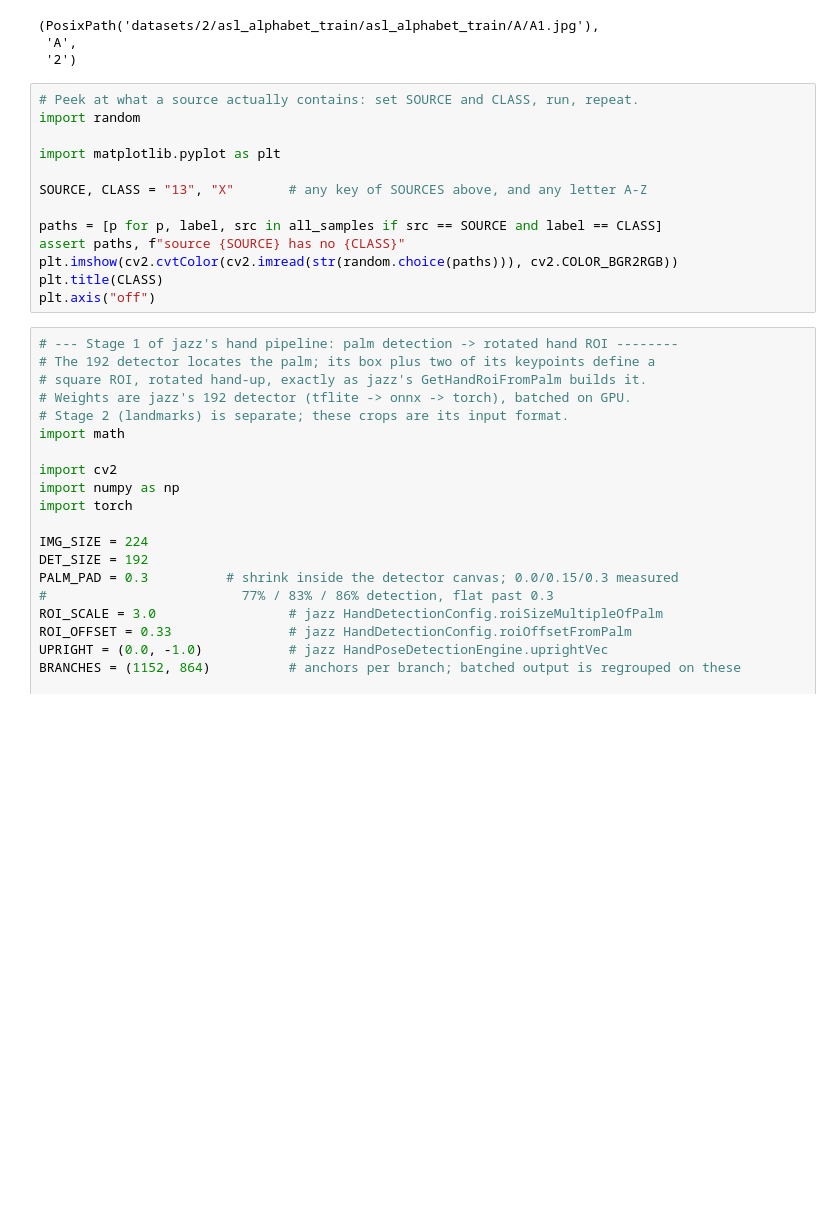
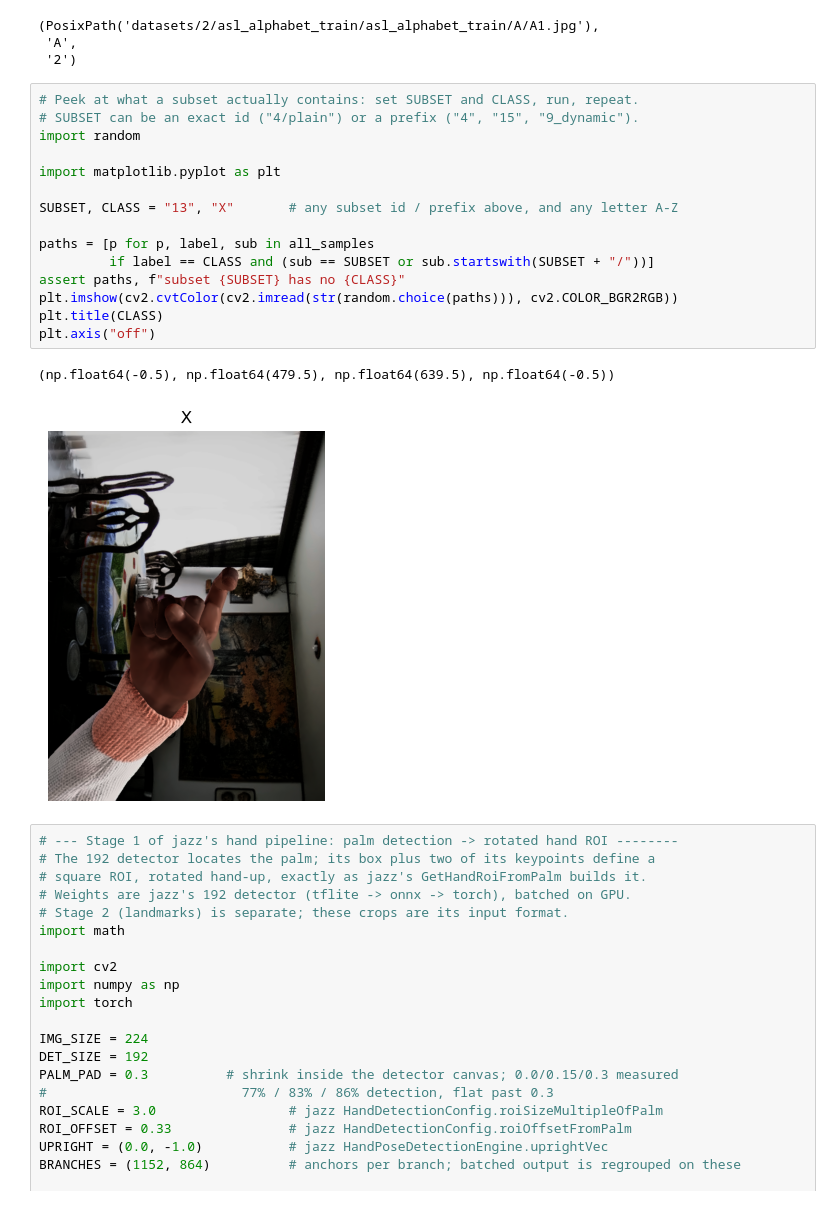
Before and after one commit to PaulMsk141/SIgn-Language-, a Jupyter notebook: extract_keypoints.ipynb, the cells around one changed output. Drawn from its saved outputs; the diff is of its cells as text; blank space fills up the shorter version.

```diff
--- a/extract_keypoints.ipynb
+++ b/extract_keypoints.ipynb
@@ -214,18 +240,23 @@ all_samples[0]
  'A',
  '2')
 # %%
-# Peek at what a source actually contains: set SOURCE and CLASS, run, repeat.
+# Peek at what a subset actually contains: set SUBSET and CLASS, run, repeat.
+# SUBSET can be an exact id ("4/plain") or a prefix ("4", "15", "9_dynamic").
 import random
 
 import matplotlib.pyplot as plt
 
-SOURCE, CLASS = "13", "X"       # any key of SOURCES above, and any letter A-Z
+SUBSET, CLASS = "13", "X"       # any subset id / prefix above, and any letter A-Z
 
-paths = [p for p, label, src in all_samples if src == SOURCE and label == CLASS]
-assert paths, f"source {SOURCE} has no {CLASS}"
+paths = [p for p, label, sub in all_samples
+         if label == CLASS and (sub == SUBSET or sub.startswith(SUBSET + "/"))]
+assert paths, f"subset {SUBSET} has no {CLASS}"
 plt.imshow(cv2.cvtColor(cv2.imread(str(random.choice(paths))), cv2.COLOR_BGR2RGB))
 plt.title(CLASS)
 plt.axis("off")
+# %% [output]
+(np.float64(-0.5), np.float64(479.5), np.float64(639.5), np.float64(-0.5))
+[figure, added]
 # %%
 # --- Stage 1 of jazz's hand pipeline: palm detection -> rotated hand ROI --------
 # The 192 detector locates the palm; its box plus two of its keypoints define a
```
Also changed, not shown: parts of 12 cells of this notebook.
